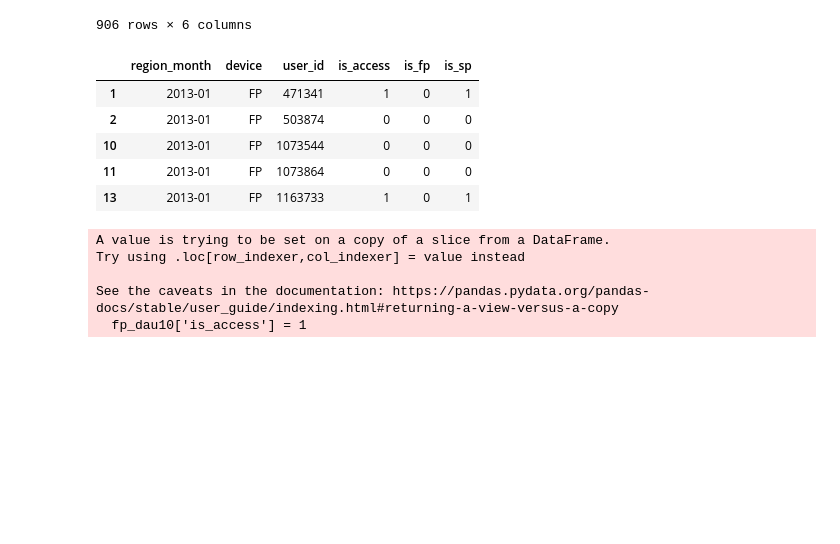
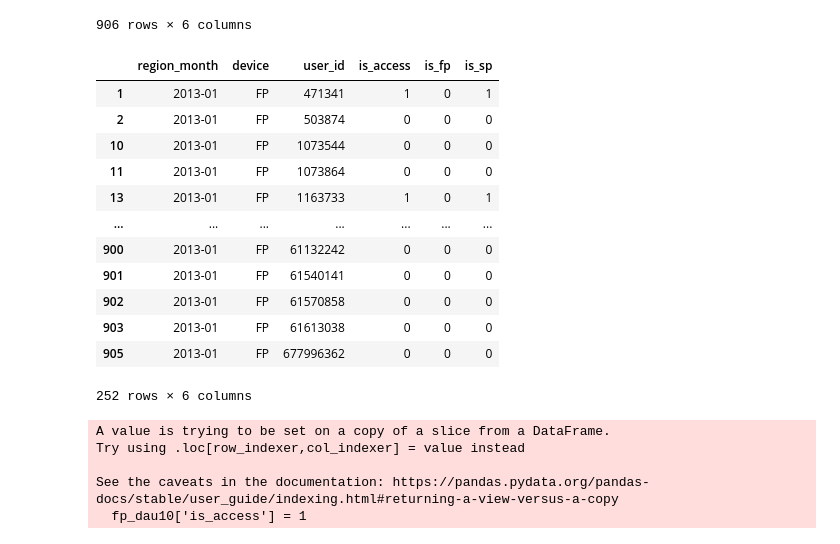
Before and after one commit to maaanseop/game_data-analysis-, a Jupyter notebook: chapter5.로지스틱 회귀분석-유저 행동 예측.ipynb, the cells around one changed output. Drawn from its saved outputs; the diff is of its cells as text; code cells hidden in the pictures; blank space fills up the shorter version.

```diff
--- a/chapter5.로지스틱 회귀분석-유저 행동 예측.ipynb
+++ b/chapter5.로지스틱 회귀분석-유저 행동 예측.ipynb
@@ -180,15 +180,22 @@ See the caveats in the documentation: https://pandas.pydata.org/pandas-docs/stab
 # %%
 #로지스틱 회귀분석에 필요한 데이터 추출
 #1월에는 피처폰으로 이용했는데 2월에는 이용하지 않았거나 혹은 스마트폰으로 이용한 유저
 fp_mau3 = fp_mau3[(fp_mau3.is_access == 0 ) | (fp_mau3.is_sp == 1) ]
-fp_mau3.head()
+fp_mau3
 # %% [output]
 |  | region_month | device | user_id | is_access | is_fp | is_sp |
 | 1 | 2013-01 | FP | 471341 | 1 | 0 | 1 |
 | 2 | 2013-01 | FP | 503874 | 0 | 0 | 0 |
 | 10 | 2013-01 | FP | 1073544 | 0 | 0 | 0 |
 | 11 | 2013-01 | FP | 1073864 | 0 | 0 | 0 |
 | 13 | 2013-01 | FP | 1163733 | 1 | 0 | 1 |
+| ... | ... | ... | ... | ... | ... | ... |
+| 900 | 2013-01 | FP | 61132242 | 0 | 0 | 0 |
+| 901 | 2013-01 | FP | 61540141 | 0 | 0 | 0 |
+| 902 | 2013-01 | FP | 61570858 | 0 | 0 | 0 |
+| 903 | 2013-01 | FP | 61613038 | 0 | 0 | 0 |
+| 905 | 2013-01 | FP | 677996362 | 0 | 0 | 0 |
+252 rows × 6 columns
 # %%
 #날짜별 게임 이용 상황 데이터 정리하기
 fp_dau10 = dau[(dau.device == "FP") & (dau.region_month == "2013-01")]
```
Also changed, not shown: parts of 3 cells of this notebook.
